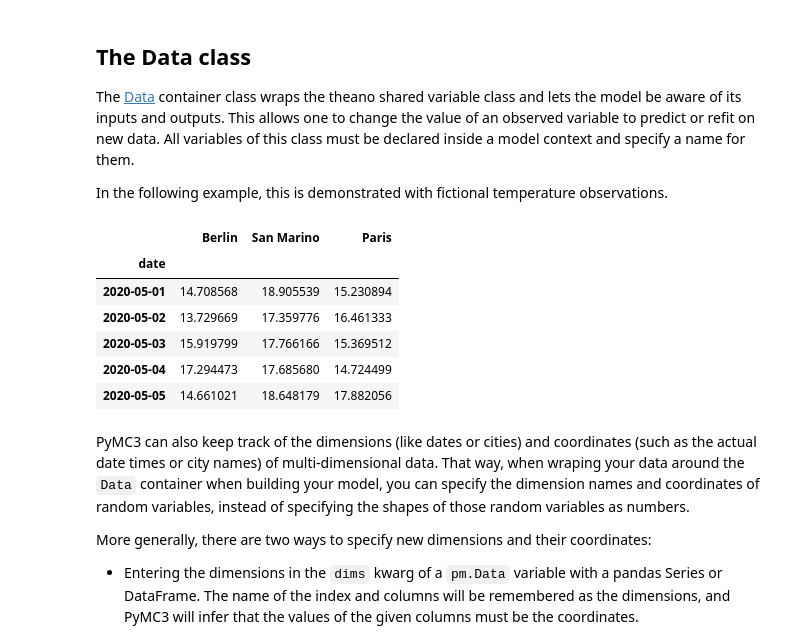
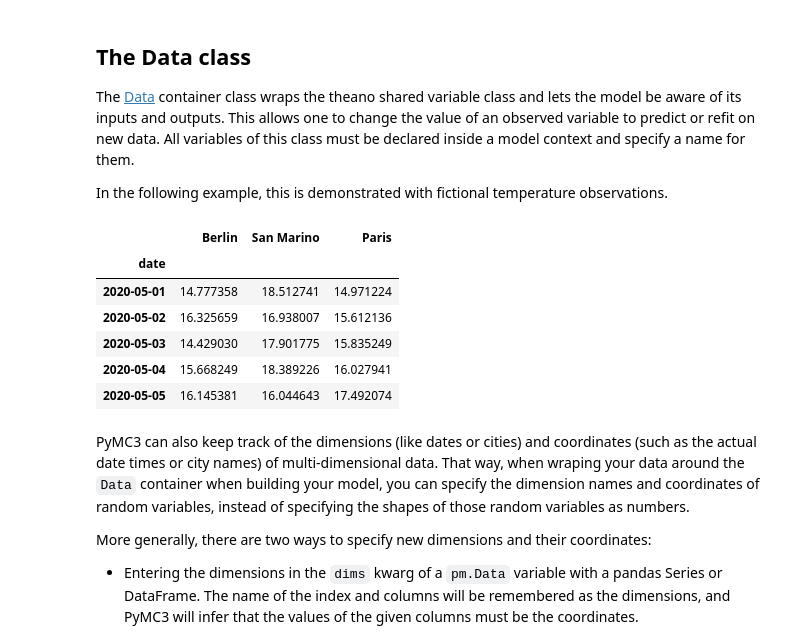
Before and after one commit to pymc-devs/pymc-examples, a Jupyter notebook: examples/pymc3_howto/data_container.ipynb, the cells around one changed output. Cells and saved outputs as stored; diff of their text form; code cells hidden in the pictures.

```diff
--- a/examples/pymc3_howto/data_container.ipynb
+++ b/examples/pymc3_howto/data_container.ipynb
@@ -14,7 +17,7 @@ Running on PyMC3 v3.11.0
 %matplotlib inline
 %config InlineBackend.figure_format = 'retina'
 RANDOM_SEED = 8927
-np.random.seed(RANDOM_SEED)
+rng=default_rng(RANDOM_SEED)
 az.style.use("arviz-darkgrid")
 # %% [markdown]
 ## The Data class
@@ -25,21 +28,21 @@ In the following example, this is demonstrated with fictional temperature observ
 # %%
 df_data = pd.DataFrame(columns=["date"]).set_index("date")
 dates = pd.date_range(start="2020-05-01", end="2020-05-20")
 
 for city, mu in {"Berlin": 15, "San Marino": 18, "Paris": 16}.items():
-    df_data[city] = np.random.normal(loc=mu, size=len(dates))
+    df_data[city] = rng.normal(loc=mu, size=len(dates))
 
 df_data.index = dates
 df_data.index.name = "date"
 df_data.head()
 # %% [output]
 |  | Berlin | San Marino | Paris |
 | date |  |  |  |
-| 2020-05-01 | 14.708568 | 18.905539 | 15.230894 |
-| 2020-05-02 | 13.729669 | 17.359776 | 16.461333 |
-| 2020-05-03 | 15.919799 | 17.766166 | 15.369512 |
-| 2020-05-04 | 17.294473 | 17.685680 | 14.724499 |
-| 2020-05-05 | 14.661021 | 18.648179 | 17.882056 |
+| 2020-05-01 | 14.777358 | 18.512741 | 14.971224 |
+| 2020-05-02 | 16.325659 | 16.938007 | 15.612136 |
+| 2020-05-03 | 14.429030 | 17.901775 | 15.835249 |
+| 2020-05-04 | 15.668249 | 18.389226 | 16.027941 |
+| 2020-05-05 | 16.145381 | 16.044643 | 17.492074 |
 # %% [markdown]
 PyMC3 can also keep track of the dimensions (like dates or cities) and coordinates (such as the actual date times or city names) of multi-dimensional data. That way, when wraping your data around the `Data` container when building your model, you can specify the dimension names and coordinates of random variables, instead of specifying the shapes of those random variables as numbers.
 
```
Also changed, not shown: parts of 11 cells of this notebook.
